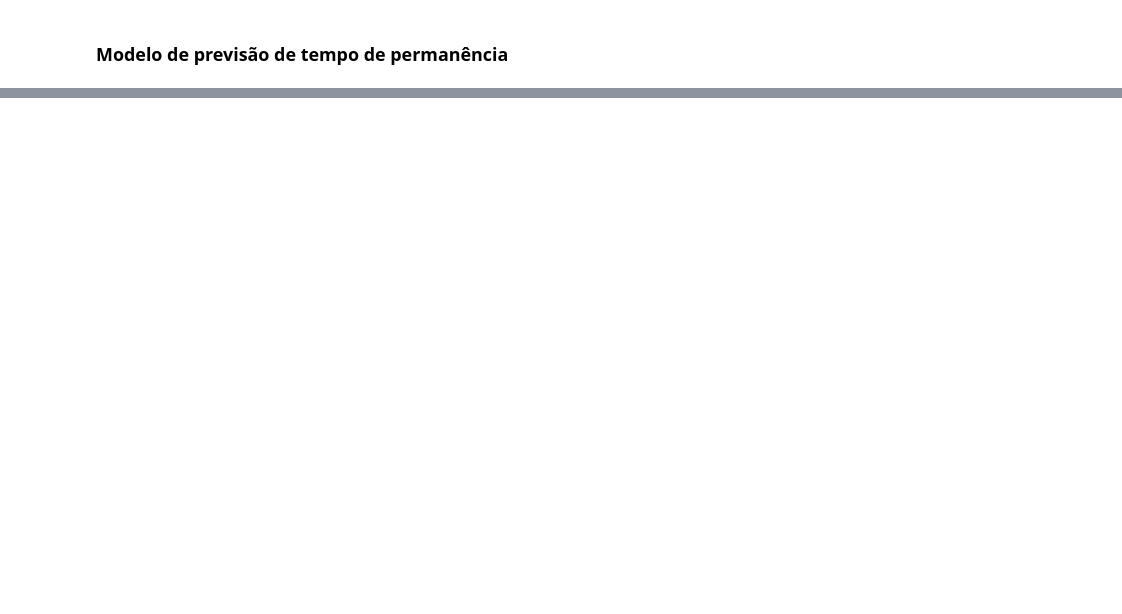
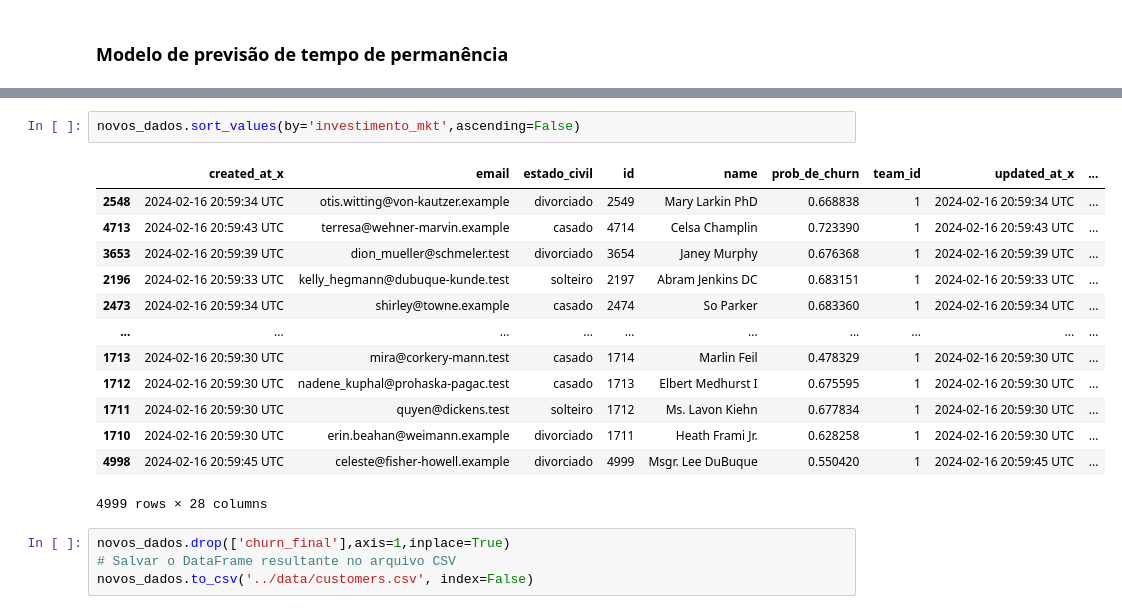
Before and after one commit to otaviovasc/ClubStay, a Jupyter notebook: Notebooks/workplace2.ipynb, the cells around one changed output, grey strips where cells are left out. Cells and saved outputs as stored; diff of their text form; blank space fills up the shorter version.

```diff
--- a/Notebooks/workplace2.ipynb
+++ b/Notebooks/workplace2.ipynb
@@ -828,0 +835,20 @@ Resultado da função objetivo: 48816.141726339585
+# %%
+novos_dados.sort_values(by='investimento_mkt',ascending=False)
+# %% [output]
+|  | created_at_x | email | estado_civil | id | name | prob_de_churn | team_id | updated_at_x | ... |
+| 2548 | 2024-02-16 20:59:34 UTC | otis.witting@von-kautzer.example | divorciado | 2549 | Mary Larkin PhD | 0.668838 | 1 | 2024-02-16 20:59:34 UTC | ... |
+| 4713 | 2024-02-16 20:59:43 UTC | terresa@wehner-marvin.example | casado | 4714 | Celsa Champlin | 0.723390 | 1 | 2024-02-16 20:59:43 UTC | ... |
+| 3653 | 2024-02-16 20:59:39 UTC | dion_mueller@schmeler.test | divorciado | 3654 | Janey Murphy | 0.676368 | 1 | 2024-02-16 20:59:39 UTC | ... |
+| 2196 | 2024-02-16 20:59:33 UTC | kelly_hegmann@dubuque-kunde.test | solteiro | 2197 | Abram Jenkins DC | 0.683151 | 1 | 2024-02-16 20:59:33 UTC | ... |
+| 2473 | 2024-02-16 20:59:34 UTC | shirley@towne.example | casado | 2474 | So Parker | 0.683360 | 1 | 2024-02-16 20:59:34 UTC | ... |
+| ... | ... | ... | ... | ... | ... | ... | ... | ... | ... |
+| 1713 | 2024-02-16 20:59:30 UTC | mira@corkery-mann.test | casado | 1714 | Marlin Feil | 0.478329 | 1 | 2024-02-16 20:59:30 UTC | ... |
+| 1712 | 2024-02-16 20:59:30 UTC | nadene_kuphal@prohaska-pagac.test | casado | 1713 | Elbert Medhurst I | 0.675595 | 1 | 2024-02-16 20:59:30 UTC | ... |
+| 1711 | 2024-02-16 20:59:30 UTC | quyen@dickens.test | solteiro | 1712 | Ms. Lavon Kiehn | 0.677834 | 1 | 2024-02-16 20:59:30 UTC | ... |
+| 1710 | 2024-02-16 20:59:30 UTC | erin.beahan@weimann.example | divorciado | 1711 | Heath Frami Jr. | 0.628258 | 1 | 2024-02-16 20:59:30 UTC | ... |
+| 4998 | 2024-02-16 20:59:45 UTC | celeste@fisher-howell.example | divorciado | 4999 | Msgr. Lee DuBuque | 0.550420 | 1 | 2024-02-16 20:59:45 UTC | ... |
+4999 rows × 28 columns
+# %%
+novos_dados.drop(['churn_final'],axis=1,inplace=True)
+# Salvar o DataFrame resultante no arquivo CSV
+novos_dados.to_csv('../data/customers.csv', index=False)
```
Also changed, not shown: parts of 50 cells of this notebook, 3 other files.
